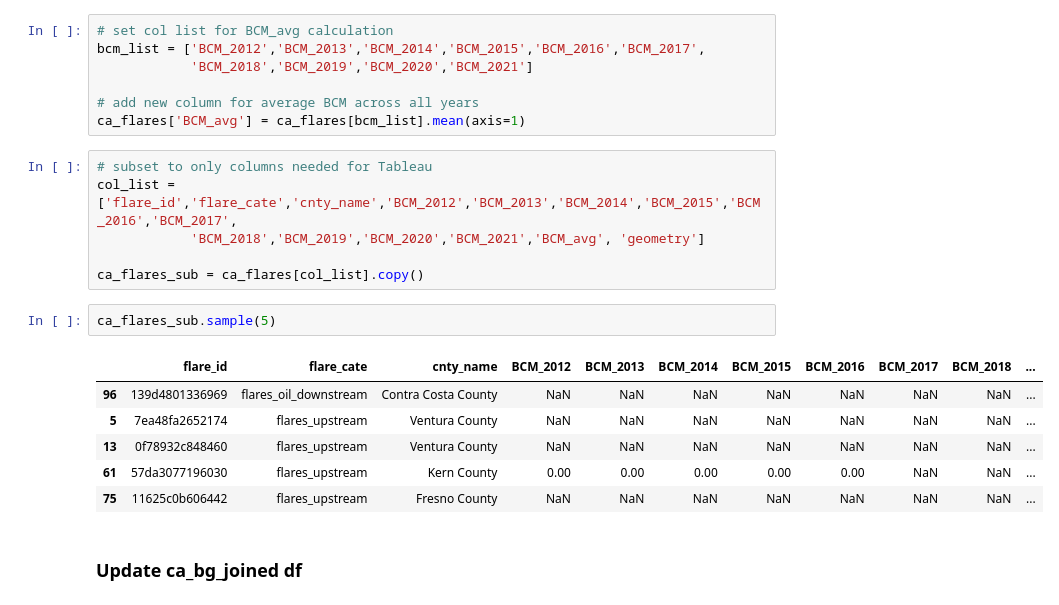
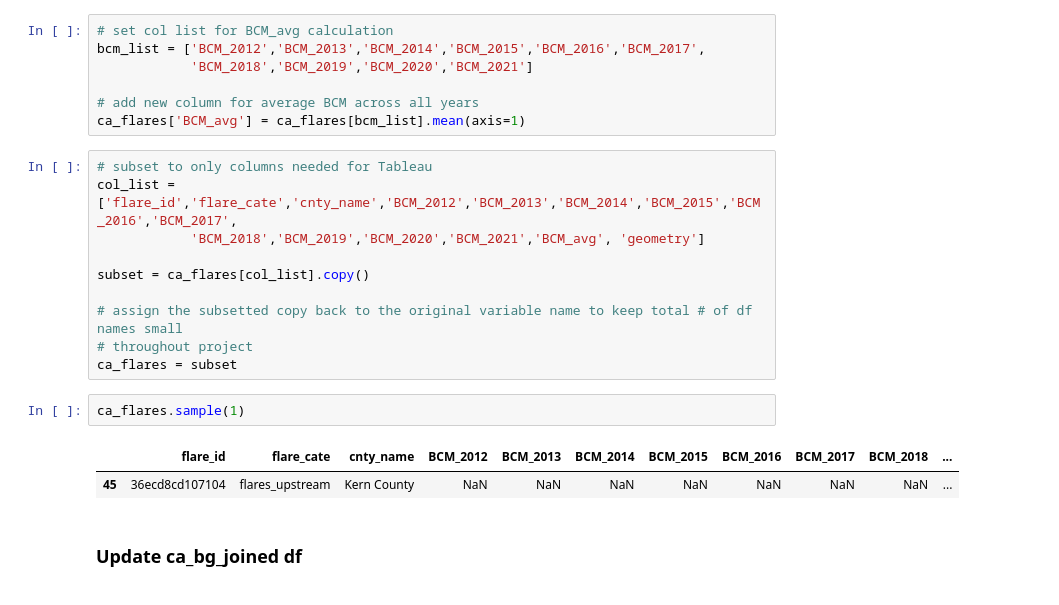
Before and after one commit to natebendermontana/capstone_rmi, a Jupyter notebook: bg_flare_impact.ipynb, the cells around one changed output. Drawn from its saved outputs; the diff is of its cells as text.

Commit message:
cleaning code for clarity and better var names

```diff
--- a/bg_flare_impact.ipynb
+++ b/bg_flare_impact.ipynb
@@ -107,16 +102,16 @@ ca_flares['BCM_avg'] = ca_flares[bcm_list].mean(axis=1)
 col_list = ['flare_id','flare_cate','cnty_name','BCM_2012','BCM_2013','BCM_2014','BCM_2015','BCM_2016','BCM_2017',
             'BCM_2018','BCM_2019','BCM_2020','BCM_2021','BCM_avg', 'geometry']
 
-ca_flares_sub = ca_flares[col_list].copy()
+subset = ca_flares[col_list].copy()
+
+# assign the subsetted copy back to the original variable name to keep total # of df names small
+# throughout project
+ca_flares = subset
 # %%
-ca_flares_sub.sample(5)
+ca_flares.sample(1)
 # %% [output]
 |  | flare_id | flare_cate | cnty_name | BCM_2012 | BCM_2013 | BCM_2014 | BCM_2015 | BCM_2016 | BCM_2017 | BCM_2018 | ... |
-| 96 | 139d4801336969 | flares_oil_downstream | Contra Costa County | NaN | NaN | NaN | NaN | NaN | NaN | NaN | ... |
-| 5 | 7ea48fa2652174 | flares_upstream | Ventura County | NaN | NaN | NaN | NaN | NaN | NaN | NaN | ... |
-| 13 | 0f78932c848460 | flares_upstream | Ventura County | NaN | NaN | NaN | NaN | NaN | NaN | NaN | ... |
-| 61 | 57da3077196030 | flares_upstream | Kern County | 0.00 | 0.00 | 0.00 | 0.00 | 0.00 | NaN | NaN | ... |
-| 75 | 11625c0b606442 | flares_upstream | Fresno County | NaN | NaN | NaN | NaN | NaN | NaN | NaN | ... |
+| 45 | 36ecd8cd107104 | flares_upstream | Kern County | NaN | NaN | NaN | NaN | NaN | NaN | NaN | ... |
 # %% [markdown]
 ### Update ca_bg_joined df
 # %%
```
Also changed, not shown: parts of 43 cells of this notebook.
